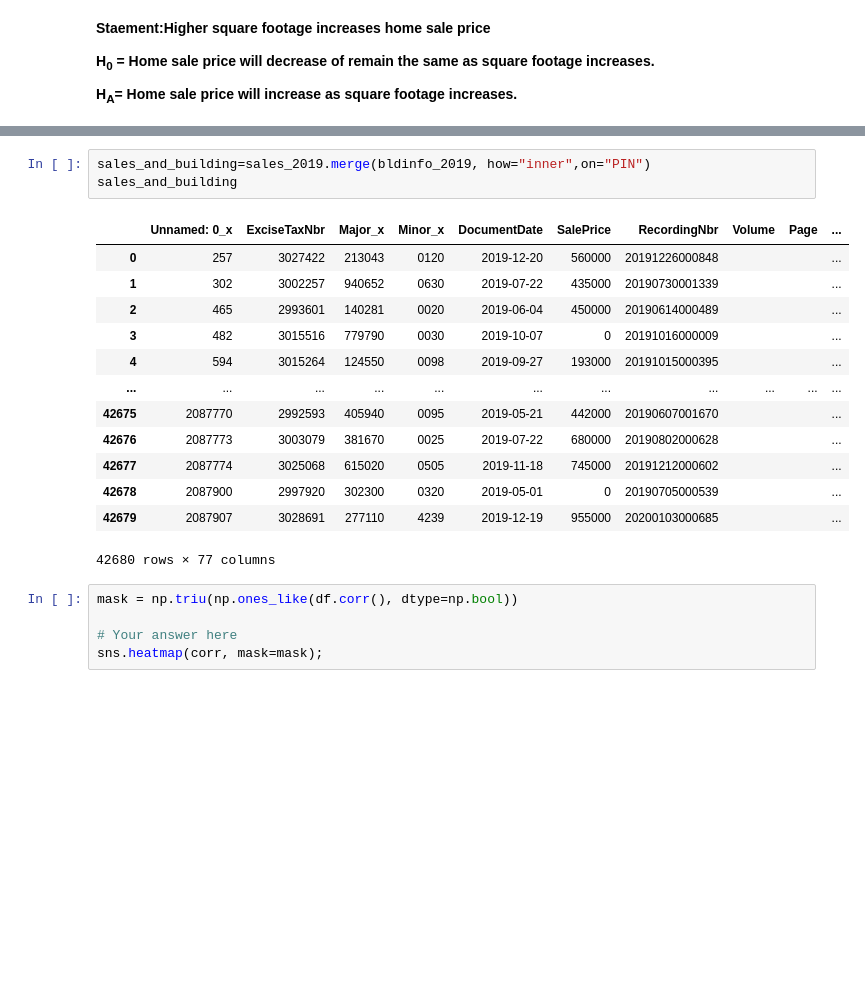
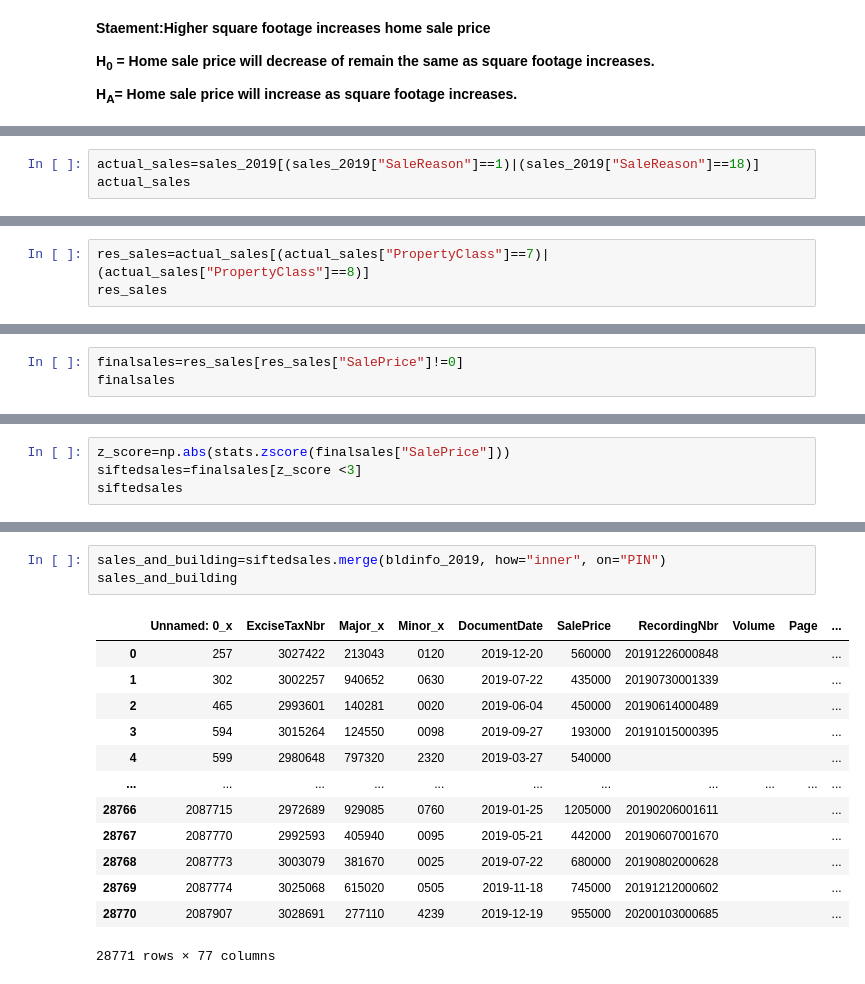
Before and after one commit to chum46/housing_sales_king_county, a Jupyter notebook: notebooks/exploratory/02_js_exploratory_questions_1.ipynb, the cells around one changed output, grey strips where cells are left out. Drawn from its saved outputs; the diff is of its cells as text; blank space fills up the shorter version.

```diff
--- a/notebooks/exploratory/02_js_exploratory_questions_1.ipynb
+++ b/notebooks/exploratory/02_js_exploratory_questions_1.ipynb
@@ -61,0 +49,3 @@ PINS=pd.read_csv('../../data/PINS.csv',dtype={'ExciseTaxNbr': 'string','Major':
+# %%
+actual_sales=sales_2019[(sales_2019["SaleReason"]==1)|(sales_2019["SaleReason"]==18)]
+actual_sales
@@ -61,0 +68,3 @@ PINS=pd.read_csv('../../data/PINS.csv',dtype={'ExciseTaxNbr': 'string','Major':
+# %%
+res_sales=actual_sales[(actual_sales["PropertyClass"]==7)|(actual_sales["PropertyClass"]==8)]
+res_sales
@@ -61,0 +87,3 @@ PINS=pd.read_csv('../../data/PINS.csv',dtype={'ExciseTaxNbr': 'string','Major':
+# %%
+finalsales=res_sales[res_sales["SalePrice"]!=0]
+finalsales
@@ -61,0 +106,4 @@ PINS=pd.read_csv('../../data/PINS.csv',dtype={'ExciseTaxNbr': 'string','Major':
+# %%
+z_score=np.abs(stats.zscore(finalsales["SalePrice"]))
+siftedsales=finalsales[z_score <3]
+siftedsales
@@ -62,23 +124,18 @@ PINS=pd.read_csv('../../data/PINS.csv',dtype={'ExciseTaxNbr': 'string','Major':
 # %%
-sales_and_building=sales_2019.merge(bldinfo_2019, how="inner",on="PIN")
+sales_and_building=siftedsales.merge(bldinfo_2019, how="inner", on="PIN")
 sales_and_building
 # %% [output]
 |  | Unnamed: 0_x | ExciseTaxNbr | Major_x | Minor_x | DocumentDate | SalePrice | RecordingNbr | Volume | Page | ... |
 | 0 | 257 | 3027422 | 213043 | 0120 | 2019-12-20 | 560000 | 20191226000848 |  |  | ... |
 | 1 | 302 | 3002257 | 940652 | 0630 | 2019-07-22 | 435000 | 20190730001339 |  |  | ... |
 | 2 | 465 | 2993601 | 140281 | 0020 | 2019-06-04 | 450000 | 20190614000489 |  |  | ... |
-| 3 | 482 | 3015516 | 779790 | 0030 | 2019-10-07 | 0 | 20191016000009 |  |  | ... |
-| 4 | 594 | 3015264 | 124550 | 0098 | 2019-09-27 | 193000 | 20191015000395 |  |  | ... |
+| 3 | 594 | 3015264 | 124550 | 0098 | 2019-09-27 | 193000 | 20191015000395 |  |  | ... |
+| 4 | 599 | 2980648 | 797320 | 2320 | 2019-03-27 | 540000 |  |  |  | ... |
 | ... | ... | ... | ... | ... | ... | ... | ... | ... | ... | ... |
-| 42675 | 2087770 | 2992593 | 405940 | 0095 | 2019-05-21 | 442000 | 20190607001670 |  |  | ... |
-| 42676 | 2087773 | 3003079 | 381670 | 0025 | 2019-07-22 | 680000 | 20190802000628 |  |  | ... |
-| 42677 | 2087774 | 3025068 | 615020 | 0505 | 2019-11-18 | 745000 | 20191212000602 |  |  | ... |
-| 42678 | 2087900 | 2997920 | 302300 | 0320 | 2019-05-01 | 0 | 20190705000539 |  |  | ... |
-| 42679 | 2087907 | 3028691 | 277110 | 4239 | 2019-12-19 | 955000 | 20200103000685 |  |  | ... |
+| 28766 | 2087715 | 2972689 | 929085 | 0760 | 2019-01-25 | 1205000 | 20190206001611 |  |  | ... |
+| 28767 | 2087770 | 2992593 | 405940 | 0095 | 2019-05-21 | 442000 | 20190607001670 |  |  | ... |
+| 28768 | 2087773 | 3003079 | 381670 | 0025 | 2019-07-22 | 680000 | 20190802000628 |  |  | ... |
+| 28769 | 2087774 | 3025068 | 615020 | 0505 | 2019-11-18 | 745000 | 20191212000602 |  |  | ... |
+| 28770 | 2087907 | 3028691 | 277110 | 4239 | 2019-12-19 | 955000 | 20200103000685 |  |  | ... |
-42680 rows × 77 columns
+28771 rows × 77 columns
-# %%
-mask = np.triu(np.ones_like(df.corr(), dtype=np.bool))
-
-# Your answer here
-sns.heatmap(corr, mask=mask);
 # %%
```
Also changed, not shown: parts of 25 cells of this notebook, 4 other files.
